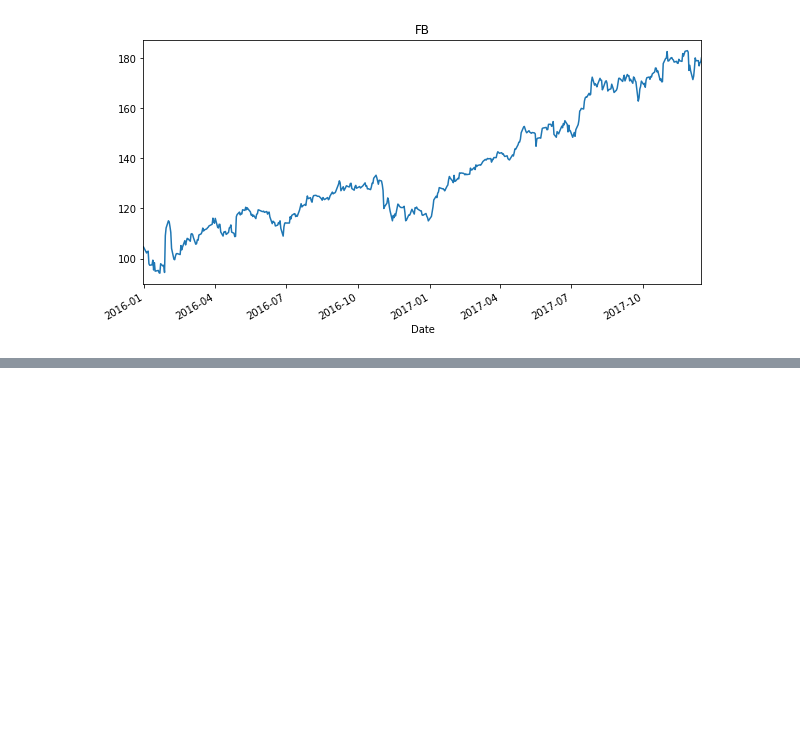
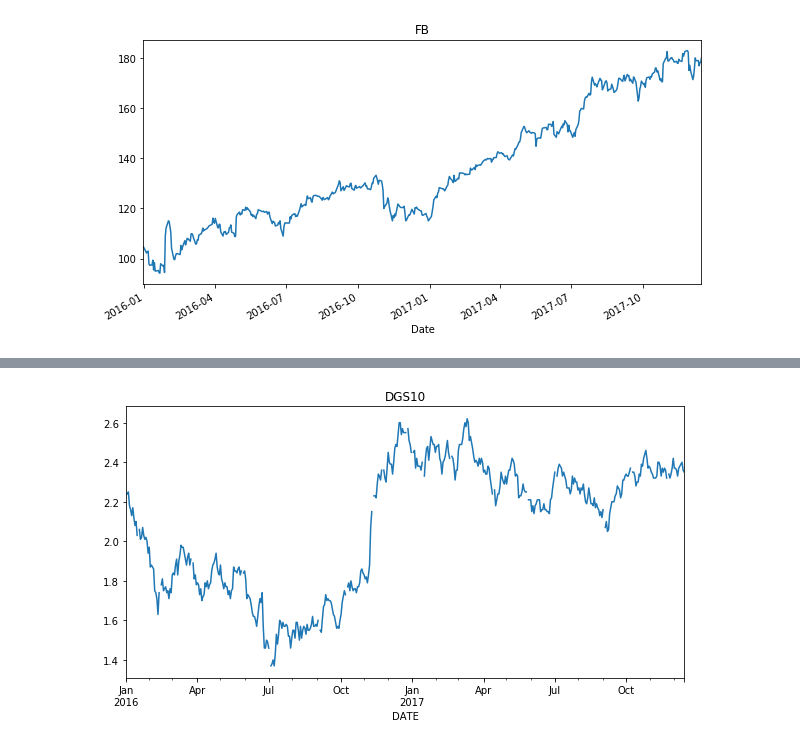
Before and after one commit to cnoza/DataAnalysis, a Jupyter notebook: _Projects/Finance/Managing Financial Data.ipynb, the cells around one changed output, grey strips where cells are left out. Drawn from its saved outputs; the diff is of its cells as text; code cells hidden in the pictures; blank space fills up the shorter version.

Commit message:
Import

```diff
--- a/_Projects/Finance/Managing Financial Data.ipynb
+++ b/_Projects/Finance/Managing Financial Data.ipynb
@@ -192,0 +239,22 @@ plt.show()
+# %%
+# Import matplotlib.pyplot
+import matplotlib.pyplot as plt
+
+# Set start and end dates
+start = date(2016,1,1)
+#end = date.today() # not necessary
+
+# Set the ticker and data_source
+ticker = 'DGS10'
+data_source = 'fred'
+
+# Import the data using DataReader
+dgs10 = DataReader(ticker, data_source, start, end)
+
+# Plot Close
+dgs10['DGS10'].plot(title=ticker, figsize=(10,5))
+
+# Show the plot
+plt.show()
+# %% [output]
+[figure, added]
```
Also changed, not shown: parts of 24 cells of this notebook.
